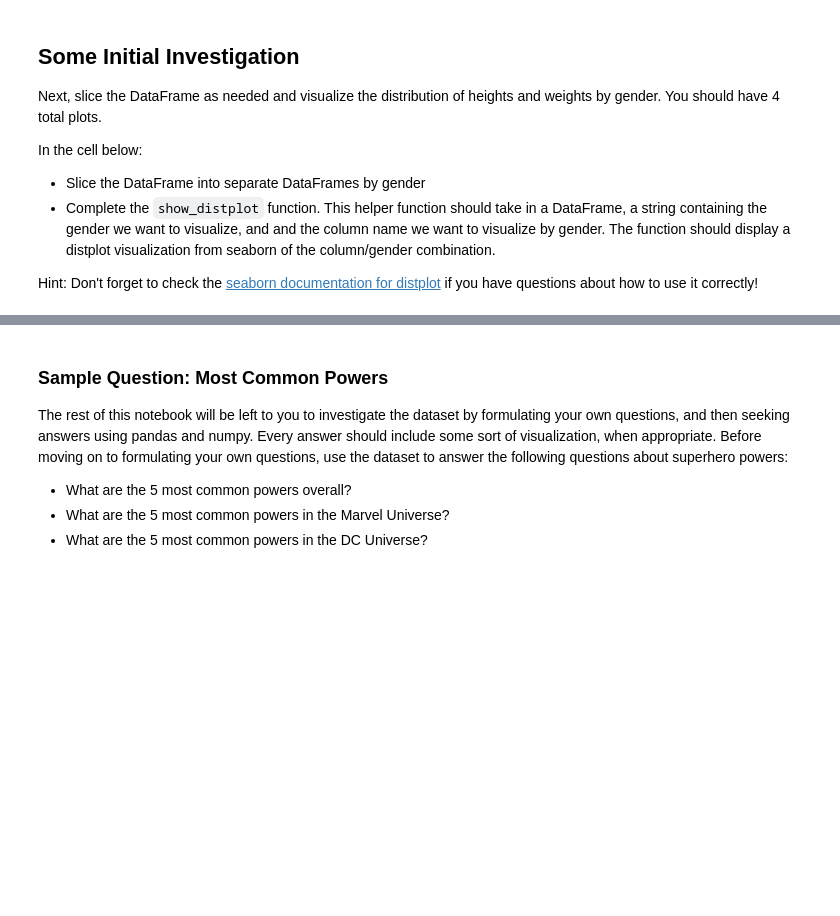
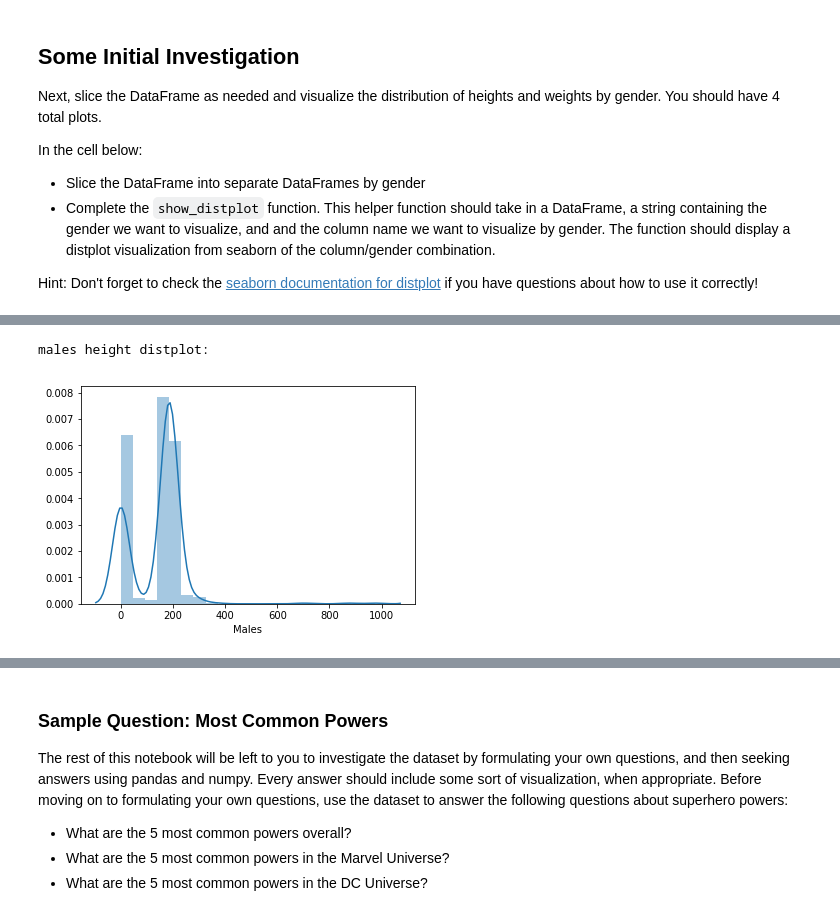
Before and after one commit to giorosati/dsc-1-04-13-project-data-cleaning-online-ds-ft-100118, a Jupyter notebook: index.ipynb, the cells around one changed output, grey strips where cells are left out. Drawn from its saved outputs; the diff is of its cells as text; code cells hidden in the pictures; blank space fills up the shorter version.

```diff
--- a/index.ipynb
+++ b/index.ipynb
@@ -292,0 +346,14 @@ def show_distplot(dataframe, gender, column_name):
+# %%
+males = hp[hp['Gender'] == 'Male']
+females = hp[hp['Gender'] == 'Female']
+
+def show_distplot(dataframe, gender, column_name):
+    x = dataframe.loc[:,column_name]
+    sns.distplot(x, axlabel=gender)
+
+
+# seaborn.distplot(a, bins=None, hist=True, kde=True, rug=False, fit=None,
+#                  hist_kws=None, kde_kws=None, rug_kws=None, fit_kws=None,
+#                  color=None, vertical=False, norm_hist=False, axlabel=None, label=None, ax=None)
+
+# sns.distplot(males.Height)
@@ -296,0 +385,6 @@ def show_distplot(dataframe, gender, column_name):
+# %%
+print('males height distplot:')
+show_distplot(males,'Males','Height')
+# %% [output]
+males height distplot:
+[figure, added]
```
Also changed, not shown: parts of 28 cells of this notebook.
